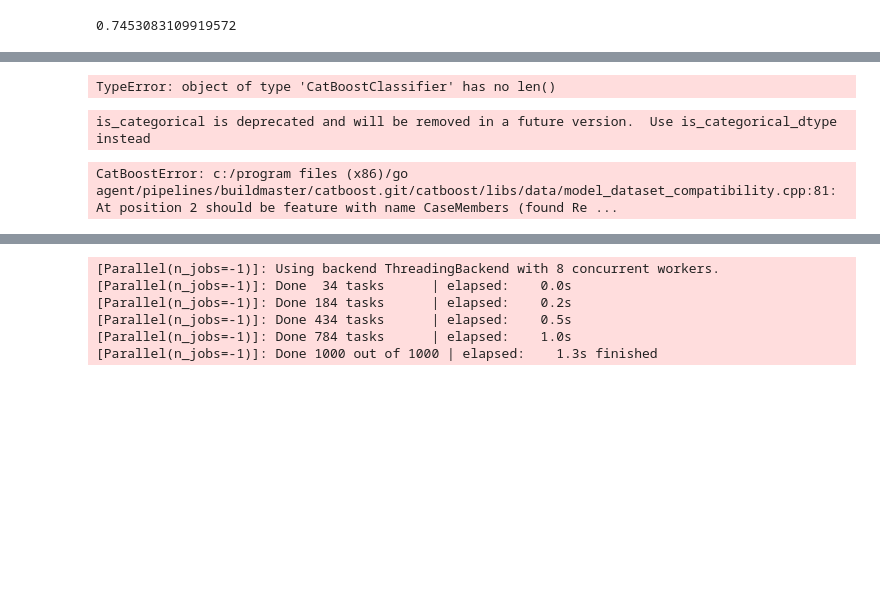
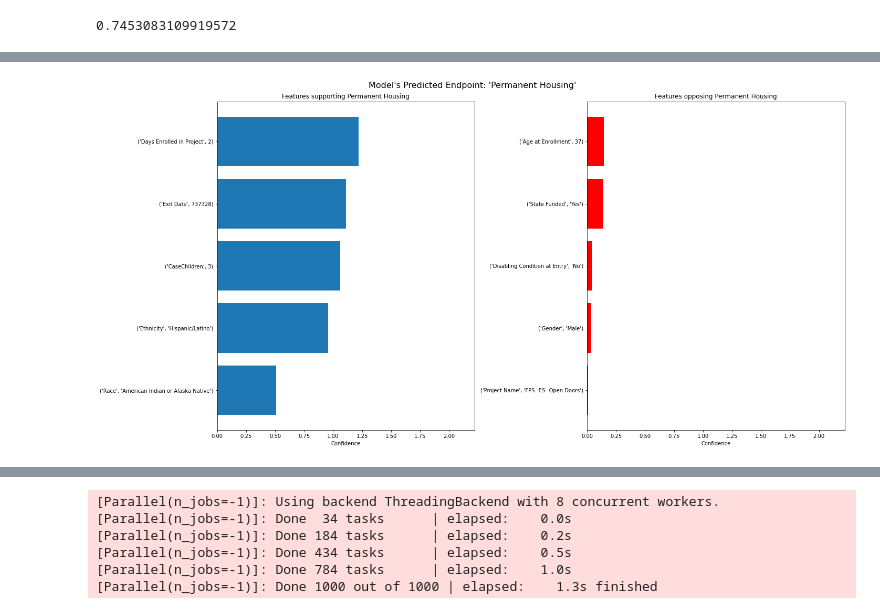
Before and after one commit to BloomTech-Labs/deprecated-labs31-family-promise-spokane-ds-a, a Jupyter notebook: notebooks/Data Exploration.ipynb, the cells around one changed output, grey strips where cells are left out. Cells and saved outputs as stored; diff of their text form; code cells hidden in the pictures; blank space fills up the shorter version.

```diff
--- a/notebooks/Data Exploration.ipynb
+++ b/notebooks/Data Exploration.ipynb
@@ -604,15 +523,64 @@ AttributeError: 'CatBoostClassifier' object has no attribute 'shape'
-# %%
-shap.plots.bar(shap_values_#[0])
-# %% [output]
-TypeError: object of type 'CatBoostClassifier' has no len()
-# %%
-XT = OneHotEncoder().fit(X).transform(X)
-XTT = SimpleImputer().fit(XT).transform(XT)
-# %% [output]
-is_categorical is deprecated and will be removed in a future version.  Use is_categorical_dtype instead
-# %%
-explainer = shap.TreeExplainer(catboost_model)
-applicant_profiler = XT.iloc[[10]]
-shap_values = explainer.shap_values(applicant_profiler)
-# %% [output]
-CatBoostError: c:/program files (x86)/go agent/pipelines/buildmaster/catboost.git/catboost/libs/data/model_dataset_compatibility.cpp:81: At position 2 should be feature with name CaseMembers (found Re ...
+# %%
+def shap_predict(row, model, num_features=5):
+    pred = model.predict(row)[0]
+
+    pred_index = np.where(model.classes_ == pred)[0][0]
+
+    explainer = shap.TreeExplainer(model)
+    shap_values = explainer.shap_values(row)
+
+    feature_names = row.columns
+    feature_values = row.values[0]
+
+    shaps = pd.Series(shap_values[pred_index][0], zip(feature_names, feature_values))
+    shaps = shaps.sort_values(ascending=False)
+
+    #Shows the confidence levels of each prediction
+    confidences = [abs(sum(i[0])) for i in shap_values]
+
+    result = shaps.to_string()
+    contributing_n_features = shaps[:num_features]
+    opposing_n_features = shaps[-num_features:]
+
+    shap_summary = {'model_prediction':pred[0],
+                     'prediction_confidence_percent':confidences[pred_index]/sum(confidences),
+                     'contributing_n_features':contributing_n_features,
+                     'opposing_n_features':opposing_n_features}
+
+    fig, ax = plt.subplots(nrows=1, ncols=2, figsize=(20, 10))
+
+    fig.suptitle("Model's Predicted Endpoint: 'Permanent Housing'" , fontsize=16)
+
+    y_pos = range(len(shap_summary['contributing_n_features']))
+    features = shap_summary['contributing_n_features'][::-1].keys()
+    values = shap_summary['contributing_n_features'][::-1].values
+
+    maxes = []
+    maxes.append(max(values))
+
+    ax[0].barh(y_pos, values)
+    ax[0].set_xlabel("Confidence")
+    ax[0].set_yticks(y_pos)
+    ax[0].set_yticklabels(features)
+    ax[0].set_title("Features supporting Permanent Housing")
+
+    y_pos = range(len(shap_summary['opposing_n_features']))
+    features = shap_summary['opposing_n_features'].keys()
+    values = abs(shap_summary['opposing_n_features'].values)
+
+    maxes.append(max(values))
+
+    ax[1].barh(y_pos, values, color='red')
+    ax[1].set_xlabel("Confidence")
+    ax[1].set_yticks(y_pos)
+    ax[1].set_yticklabels(features)
+    ax[1].set_title("Features opposing Permanent Housing")
+
+    ax[0].set_xlim(0, max(maxes) + 1)
+    ax[1].set_xlim(0, max(maxes) + 1)
+
+    return plt.tight_layout()
+
+shap_predict(row=X_train.iloc[[11]], model=catboost_model)
+# %% [output]
+[figure, added]
```
Also changed, not shown: parts of 30 cells of this notebook.
